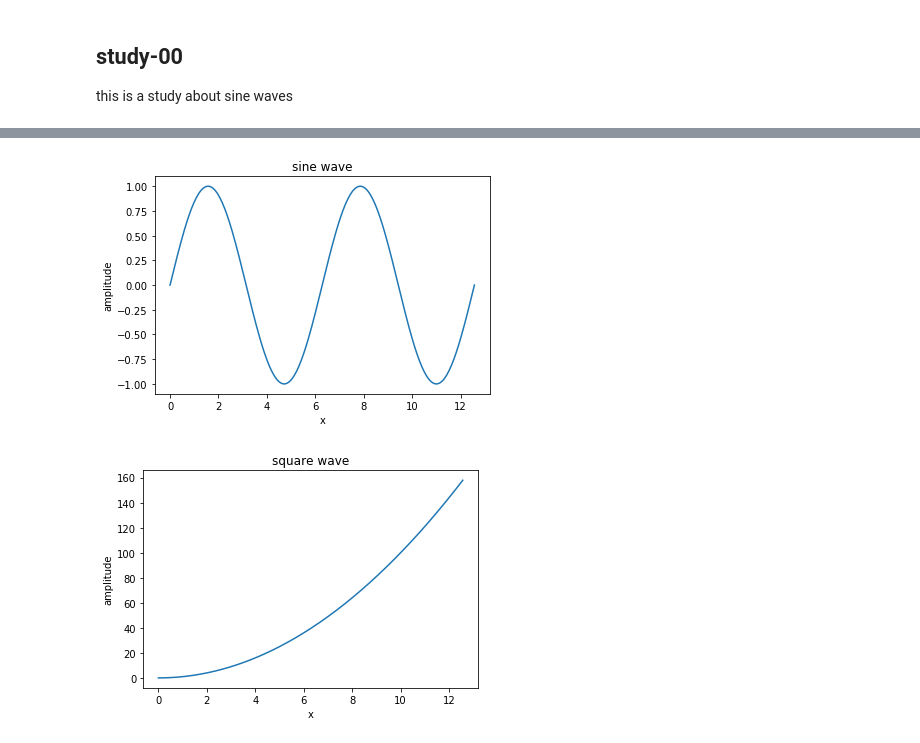
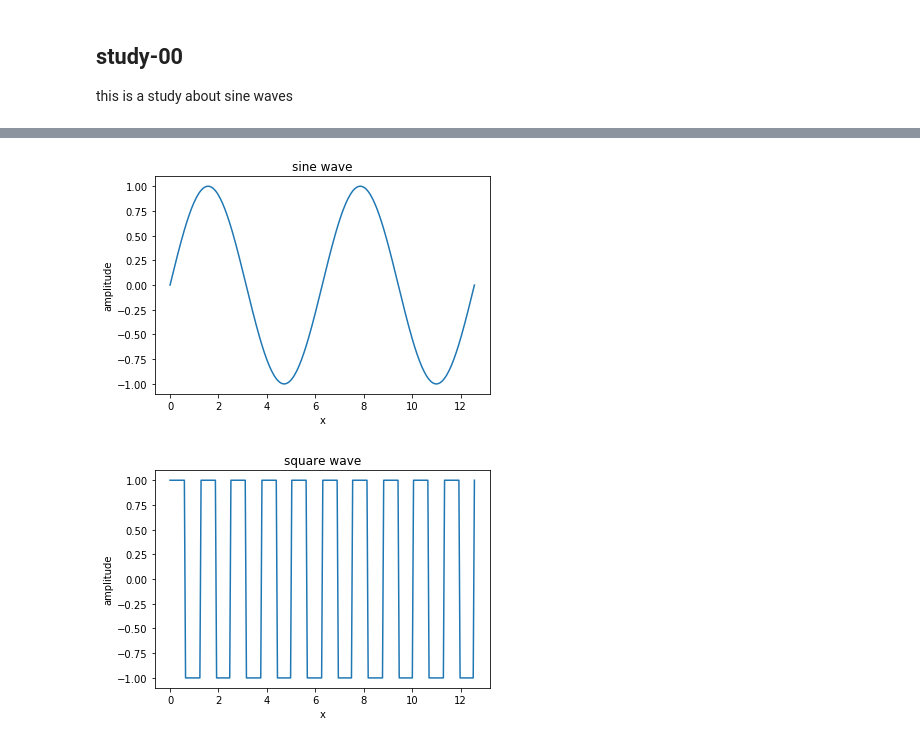
Before and after one commit to montoyamoraga/waveform-studies, a Jupyter notebook: testing.ipynb, the cells around one changed output, grey strips where cells are left out. Drawn from its saved outputs; the diff is of its cells as text; code cells hidden in the pictures.

```diff
--- a/testing.ipynb
+++ b/testing.ipynb
@@ -22,26 +20,26 @@ ModuleNotFoundError: No module named 'scipy'
 # %%
 # create x domain, between 0 and 4*PI
 x = np.linspace(0, 4*np.pi, 256, endpoint=True)
 
 # calculate sine wave
 ySine = np.sin(x)
 
 # create plot and show it
 plt.plot(x, ySine)
 plt.title('sine wave')
 plt.xlabel('x')
 plt.ylabel('amplitude')
 plt.show()
 
 # calculate square wave
-ySquare = np.square(x)
+ySquare = signal.square(5 * x)
 
 # create plot and show it
 plt.plot(x, ySquare)
 plt.title('square wave')
 plt.xlabel('x')
 plt.ylabel('amplitude')
 plt.show()
 # %% [output]
 [figure]
-[figure, old version]
+[figure, new version]
```
Also changed, not shown: parts of 1 cell of this notebook.
